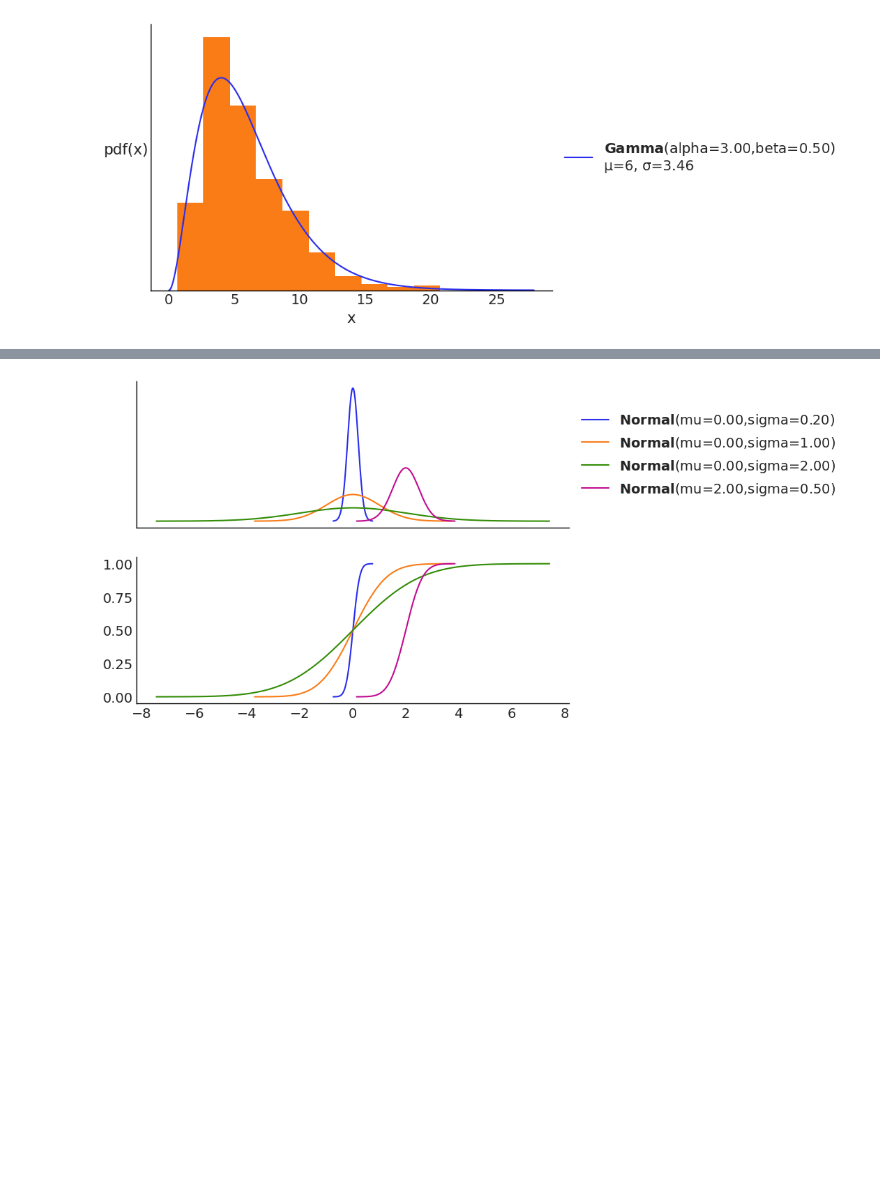
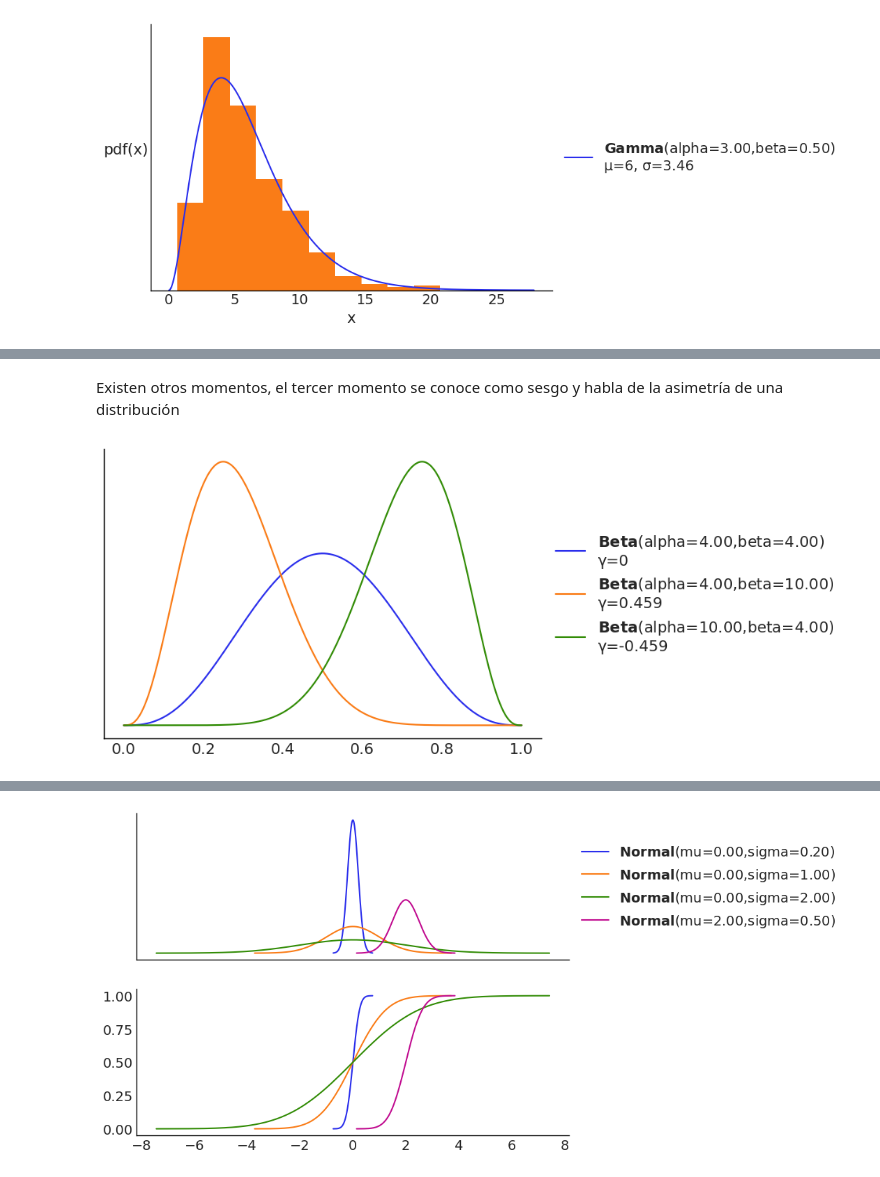
Before and after one commit to Grupo-de-modelado-probabilista/modelado_bayesiano, a Jupyter notebook: 00_Probabilidad.ipynb, the cells around one changed output, grey strips where cells are left out. Cells and saved outputs as stored; diff of their text form; code cells hidden in the pictures; blank space fills up the shorter version.

```diff
--- a/00_Probabilidad.ipynb
+++ b/00_Probabilidad.ipynb
@@ -481,0 +484,8 @@ Cambiando la sumatoria por una integral para distribuciones continuas.
+# %% [markdown]
+Existen otros momentos, el tercer momento se conoce como sesgo y habla de la asimetría de una distribución
+# %%
+pz.Beta(4, 4).plot_pdf(moments="s");
+pz.Beta(4, 10).plot_pdf(moments="s");
+pz.Beta(10, 4).plot_pdf(moments="s");
+# %% [output]
+[figure, added]
```
Also changed, not shown: parts of 25 cells of this notebook, 1 other file.
